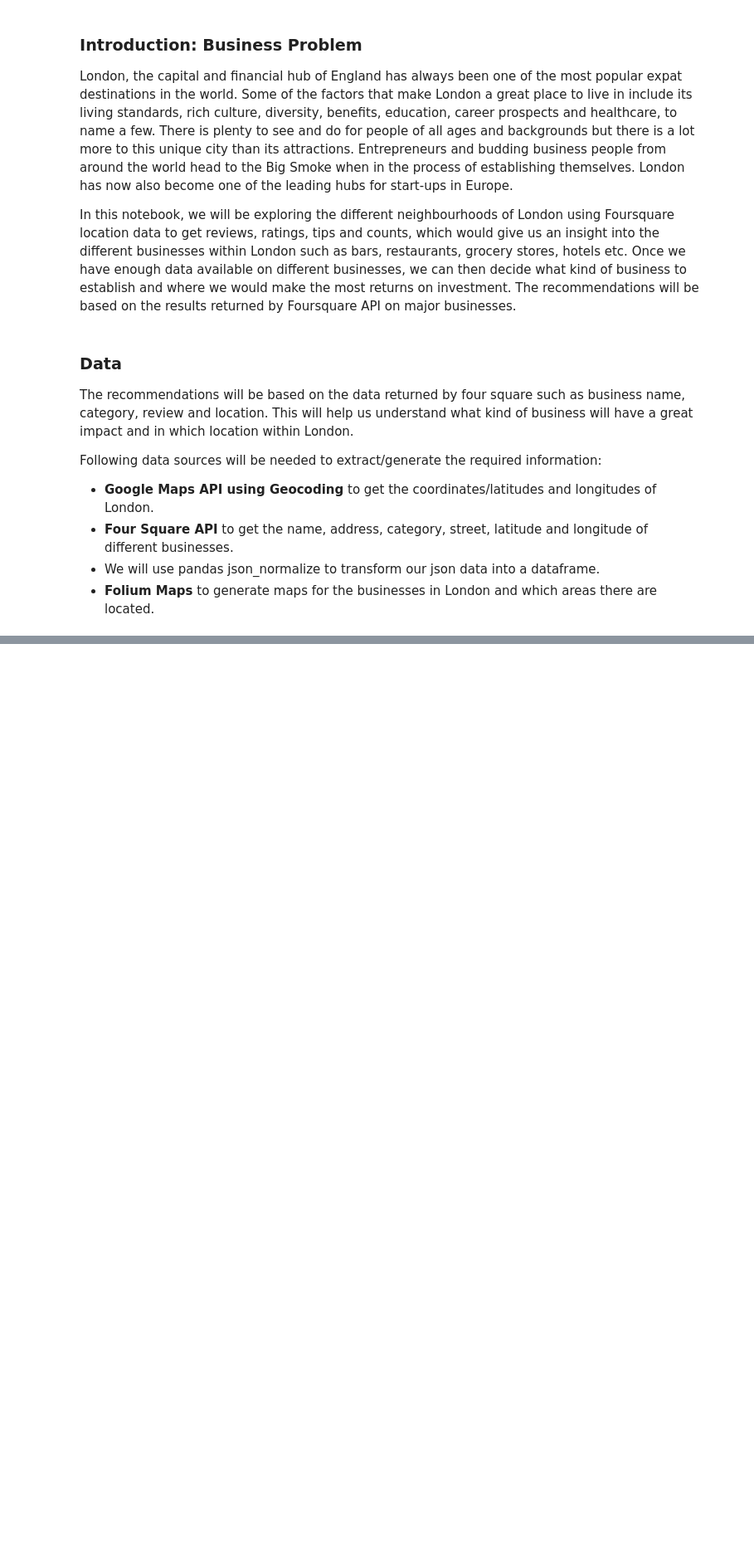
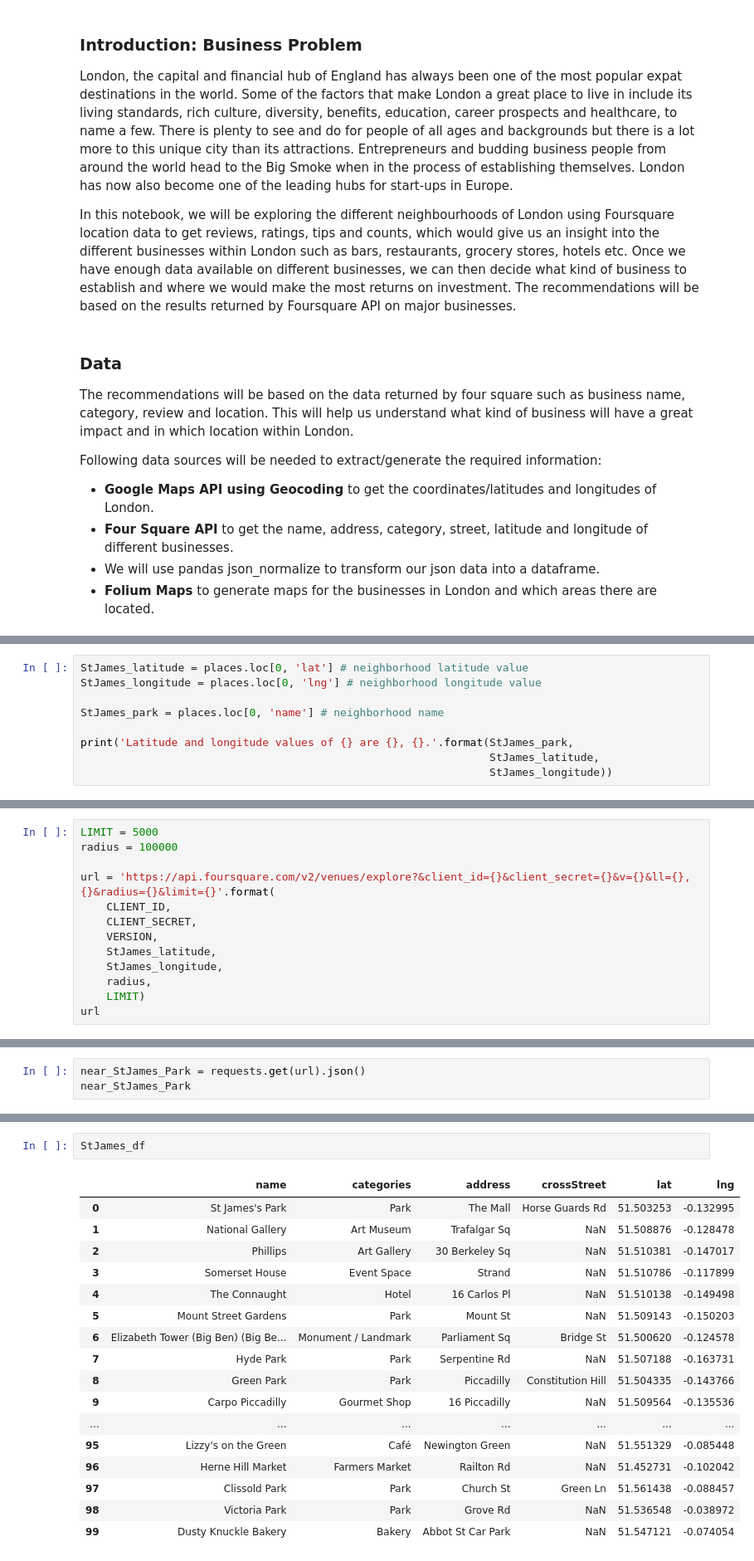
Before and after one commit to Fareeha72/Coursera_Capstones, a Jupyter notebook: Business Recommendations in London.ipynb, the cells around one changed output, grey strips where cells are left out. Shown at 83% size. Drawn from its saved outputs; the diff is of its cells as text; blank space fills up the shorter version.

```diff
--- a/Business Recommendations in London.ipynb
+++ b/Business Recommendations in London.ipynb
@@ -25,0 +247,9 @@ Following data sources will be needed to extract/generate the required informati
+# %%
+StJames_latitude = places.loc[0, 'lat'] # neighborhood latitude value
+StJames_longitude = places.loc[0, 'lng'] # neighborhood longitude value
+
+StJames_park = places.loc[0, 'name'] # neighborhood name
+
+print('Latitude and longitude values of {} are {}, {}.'.format(StJames_park,
+                                                               StJames_latitude,
+                                                               StJames_longitude))
@@ -25,0 +258,13 @@ Following data sources will be needed to extract/generate the required informati
+# %%
+LIMIT = 5000
+radius = 100000
+
+url = 'https://api.foursquare.com/v2/venues/explore?&client_id={}&client_secret={}&v={}&ll={},{}&radius={}&limit={}'.format(
+    CLIENT_ID,
+    CLIENT_SECRET,
+    VERSION,
+    StJames_latitude,
+    StJames_longitude,
+    radius,
+    LIMIT)
+url
@@ -25,0 +273,3 @@ Following data sources will be needed to extract/generate the required informati
+# %%
+near_StJames_Park = requests.get(url).json()
+near_StJames_Park
@@ -25,0 +323,20 @@ Following data sources will be needed to extract/generate the required informati
+# %%
+StJames_df
+# %% [output]
+|  | name | categories | address | crossStreet | lat | lng |
+| 0 | St James's Park | Park | The Mall | Horse Guards Rd | 51.503253 | -0.132995 |
+| 1 | National Gallery | Art Museum | Trafalgar Sq | NaN | 51.508876 | -0.128478 |
+| 2 | Phillips | Art Gallery | 30 Berkeley Sq | NaN | 51.510381 | -0.147017 |
+| 3 | Somerset House | Event Space | Strand | NaN | 51.510786 | -0.117899 |
+| 4 | The Connaught | Hotel | 16 Carlos Pl | NaN | 51.510138 | -0.149498 |
+| 5 | Mount Street Gardens | Park | Mount St | NaN | 51.509143 | -0.150203 |
+| 6 | Elizabeth Tower (Big Ben) (Big Be... | Monument / Landmark | Parliament Sq | Bridge St | 51.500620 | -0.124578 |
+| 7 | Hyde Park | Park | Serpentine Rd | NaN | 51.507188 | -0.163731 |
+| 8 | Green Park | Park | Piccadilly | Constitution Hill | 51.504335 | -0.143766 |
+| 9 | Carpo Piccadilly | Gourmet Shop | 16 Piccadilly | NaN | 51.509564 | -0.135536 |
+| ... | ... | ... | ... | ... | ... | ... |
+| 95 | Lizzy's on the Green | Café | Newington Green | NaN | 51.551329 | -0.085448 |
+| 96 | Herne Hill Market | Farmers Market | Railton Rd | NaN | 51.452731 | -0.102042 |
+| 97 | Clissold Park | Park | Church St | Green Ln | 51.561438 | -0.088457 |
+| 98 | Victoria Park | Park | Grove Rd | NaN | 51.536548 | -0.038972 |
+| 99 | Dusty Knuckle Bakery | Bakery | Abbot St Car Park | NaN | 51.547121 | -0.074054 |
```
Also changed, not shown: parts of 56 cells of this notebook.
